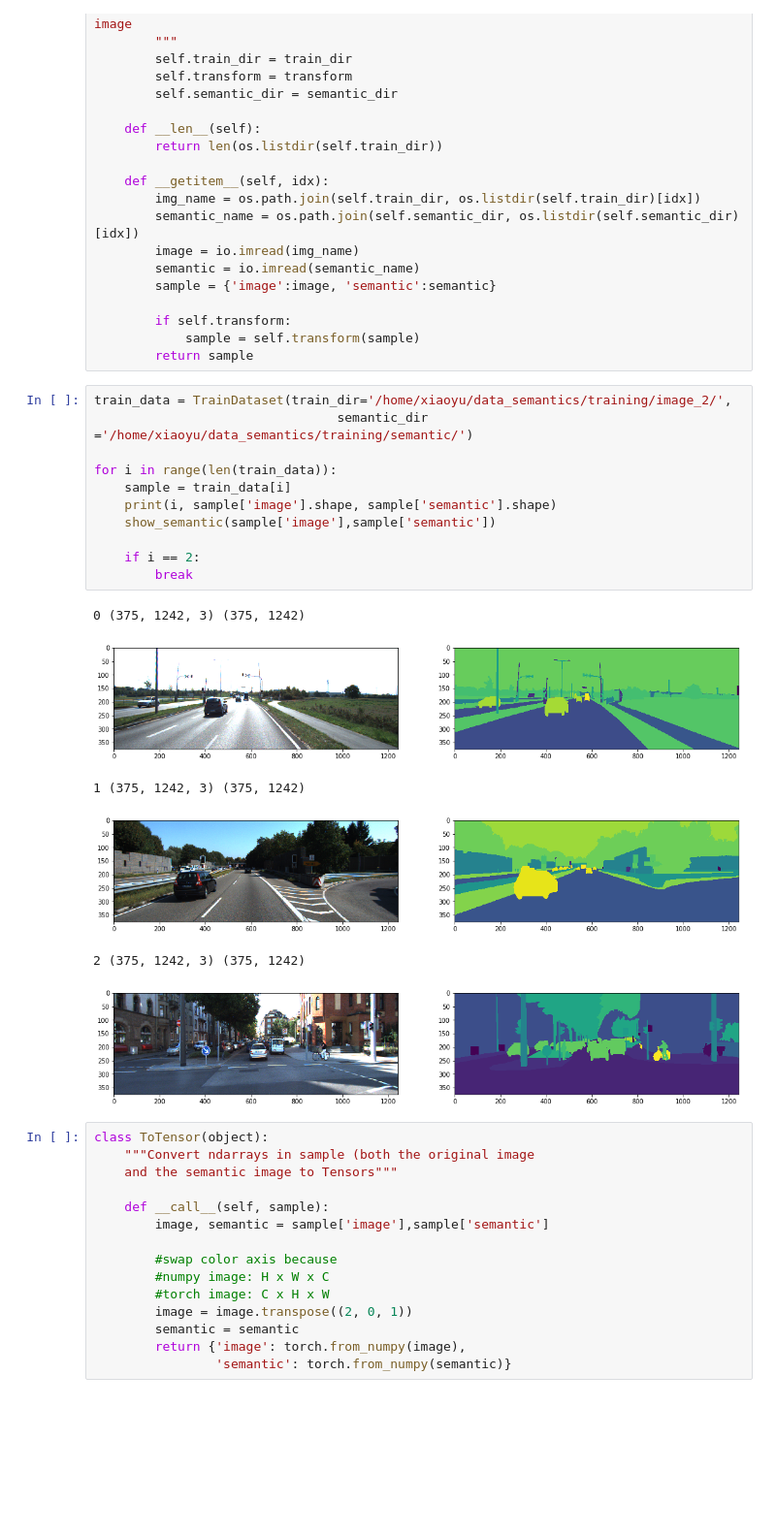
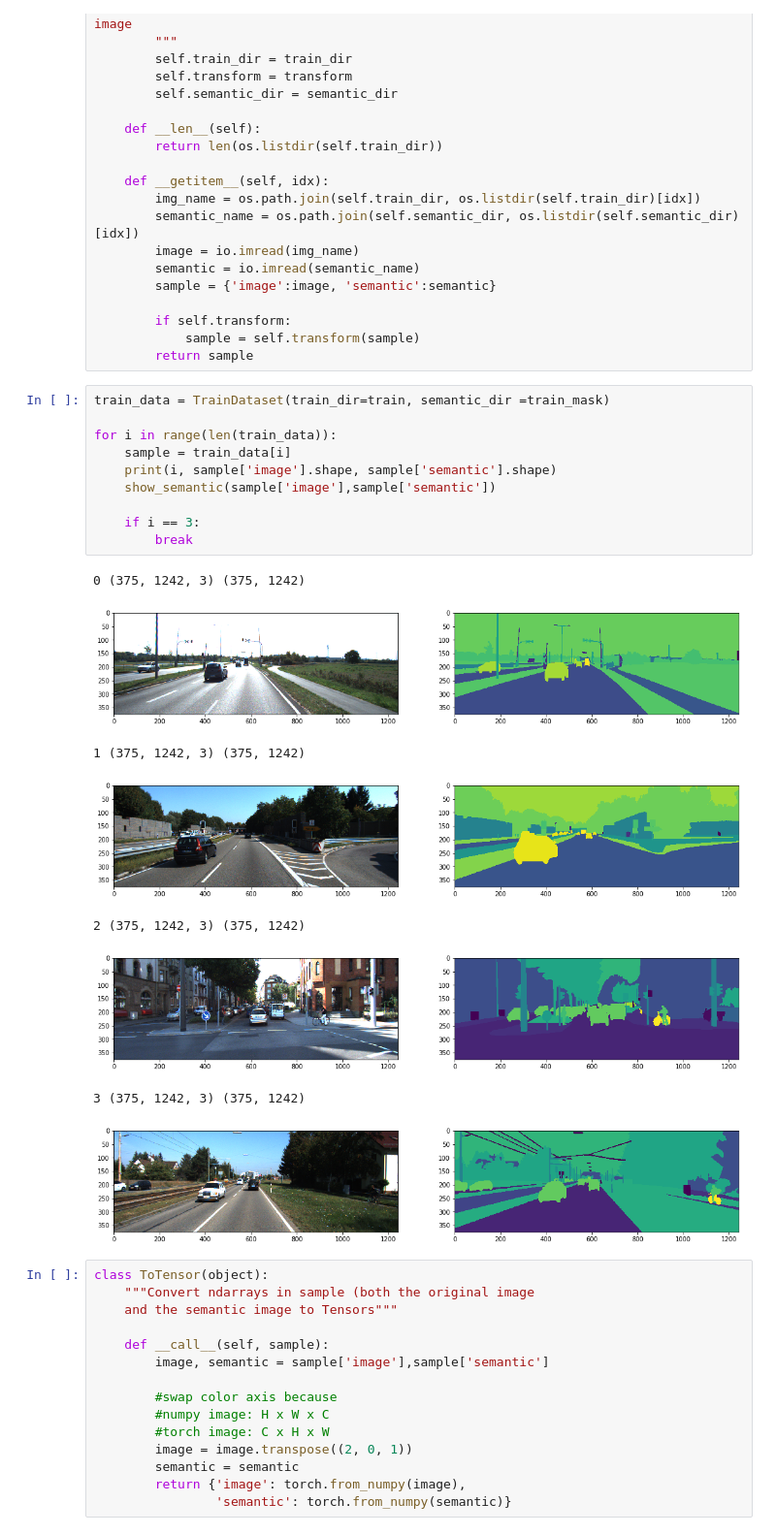
Before and after one commit to xysong1201/MRIImage_segmentation, a Jupyter notebook: Unet.ipynb, the cells around one changed output. Shown at 97% size. Drawn from its saved outputs; the diff is of its cells as text; blank space fills up the shorter version.

```diff
--- a/Unet.ipynb
+++ b/Unet.ipynb
@@ -96,23 +99,24 @@ class TrainDataset(Dataset):
             sample = self.transform(sample)
         return sample
 # %%
-train_data = TrainDataset(train_dir='/home/xiaoyu/data_semantics/training/image_2/',
-                                semantic_dir ='/home/xiaoyu/data_semantics/training/semantic/')
+train_data = TrainDataset(train_dir=train, semantic_dir =train_mask)
 
 for i in range(len(train_data)):
     sample = train_data[i]
     print(i, sample['image'].shape, sample['semantic'].shape)
     show_semantic(sample['image'],sample['semantic'])
 
-    if i == 2:
+    if i == 3:
         break
 # %% [output]
 0 (375, 1242, 3) (375, 1242)
 [figure]
 1 (375, 1242, 3) (375, 1242)
 [figure]
 2 (375, 1242, 3) (375, 1242)
 [figure]
+3 (375, 1242, 3) (375, 1242)
+[figure, added]
 # %%
 class ToTensor(object):
     """Convert ndarrays in sample (both the original image
```
Also changed, not shown: parts of 19 cells of this notebook.
